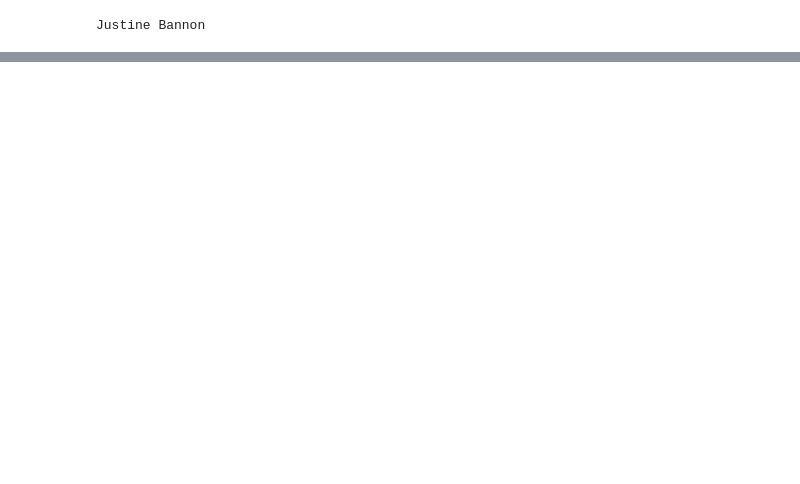
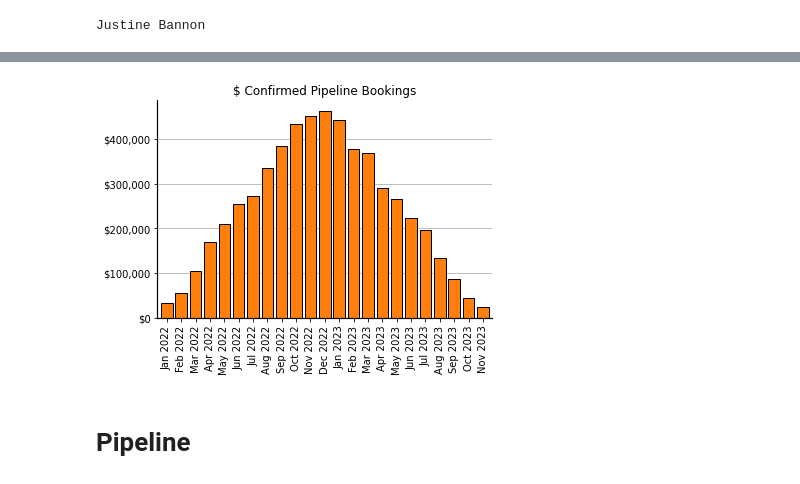
Before and after one commit to EnricoBorriello/Pipeline, a Jupyter notebook: Main.ipynb, the cells around one changed output, grey strips where cells are left out. Cells and saved outputs as stored; diff of their text form; code cells hidden in the pictures; blank space fills up the shorter version.

```diff
--- a/Main.ipynb
+++ b/Main.ipynb
@@ -112,6 +152,36 @@ owners_list
+# %%
+def partial_pipeline_summary( detail , detail_type ):
+    # detail type can be either 'pre' or 'post'
+
+    numeric_columns = detail.select_dtypes(include='number')
+    cols = numeric_columns.columns
+
+    # Here are the first two lines of "Pipeline Summary":
+
+    numeric_columns = detail.select_dtypes(include='number')
+    df1exp = (pd.DataFrame(numeric_columns.sum()))
+    df2exp = pd.DataFrame((detail[cols] != 0).sum())
+
+    if detail_type == 'pre':
+        label1 = '$ Expected FTB Booking'
+        label2 = '# Expected FTB Accounts'
+    if detail_type == 'post':
+        label1 = '$ Confirmed Pipeline Bookings'
+        label2 = '# Confirmed Pipeline Accounts'
+
+    df1exp.rename(columns={0: label1}, inplace=True)
+    df2exp.rename(columns={0: label2}, inplace=True)
+
+    df_exp = (pd.concat([df1exp, df2exp], axis=1)[1:]).transpose()
+
+    return df_exp
 # %%
 ownerID = 0
 owner = owners_list[ownerID]
+
+detail_pre = customer_detail(df_pre,owner)
+detail_post = customer_detail(df_post,owner)
+
 print(owner)
 # %% [output]
 Justine Bannon
@@ -349,0 +257,6 @@ df_exp
+# %%
+vialualize_partial_pipeline (detail_post,detail_type='post')
+# %% [output]
+[figure, added]
+# %% [markdown]
+# Pipeline
```
Also changed, not shown: parts of 31 cells of this notebook.
